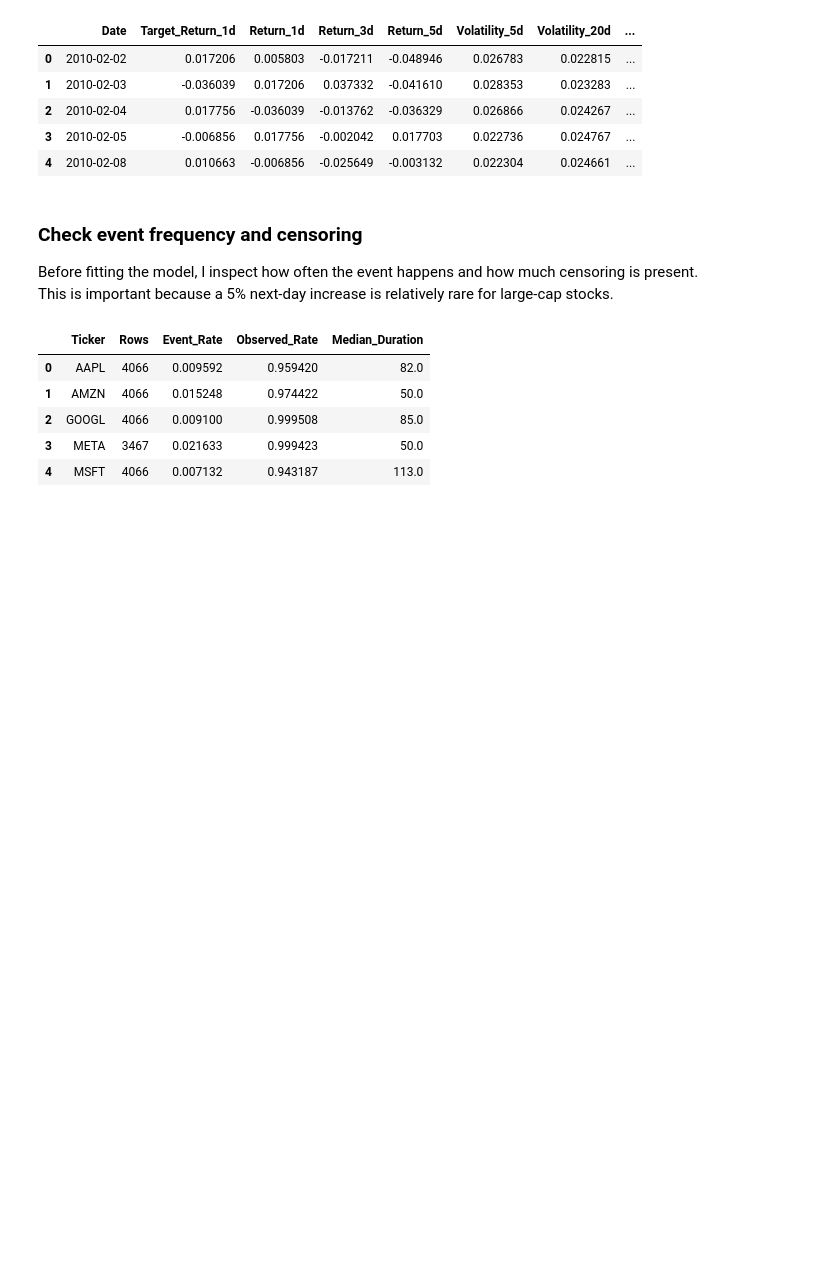
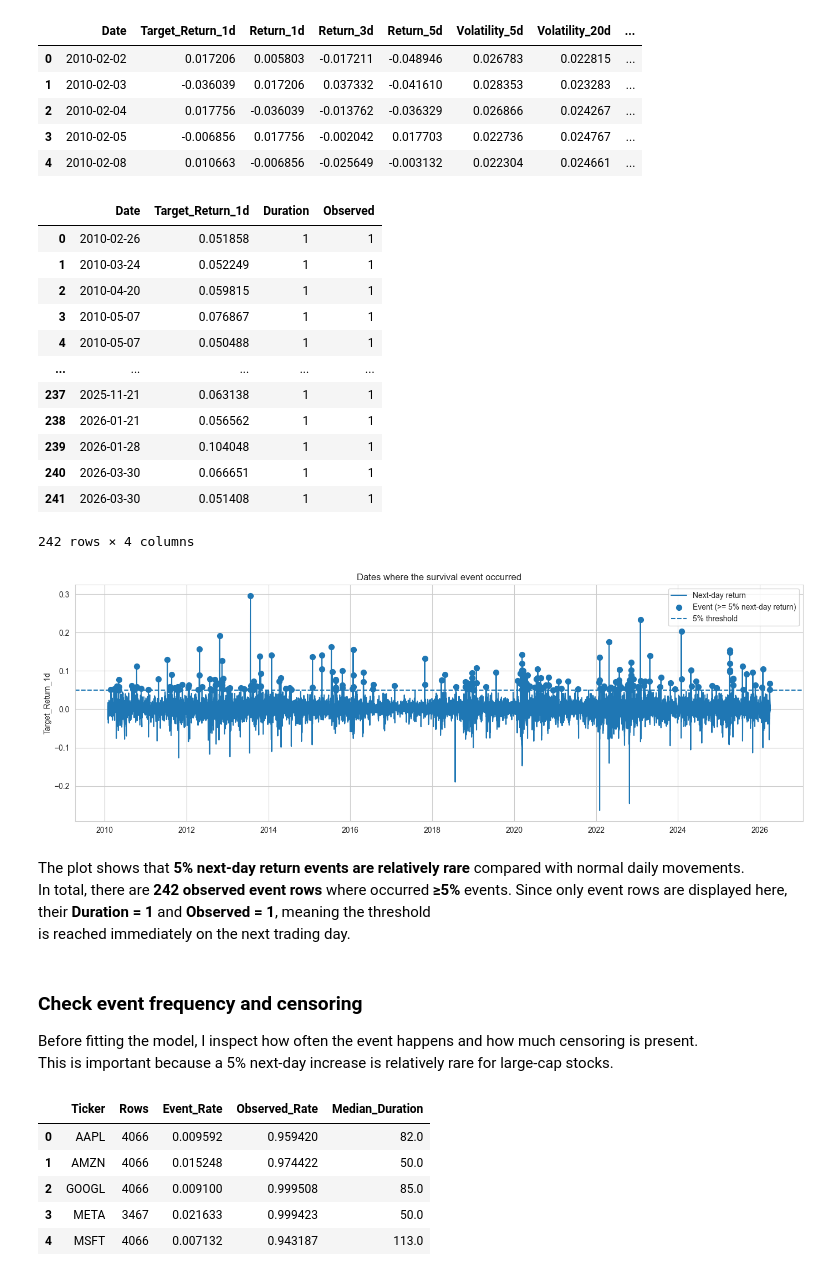
Before and after one commit to everyonehatesLin3lis/ts_project, a Jupyter notebook: 02_magic/03_models/03_survival.ipynb, the cells around one changed output. Drawn from its saved outputs; the diff is of its cells as text; code cells hidden in the pictures; blank space fills up the shorter version.

```diff
--- a/02_magic/03_models/03_survival.ipynb
+++ b/02_magic/03_models/03_survival.ipynb
@@ -156,6 +165,55 @@ full_surv.head()
 | 2 | 2010-02-04 | 0.017756 | -0.036039 | -0.013762 | -0.036329 | 0.026866 | 0.024267 | ... |
 | 3 | 2010-02-05 | -0.006856 | 0.017756 | -0.002042 | 0.017703 | 0.022736 | 0.024767 | ... |
 | 4 | 2010-02-08 | 0.010663 | -0.006856 | -0.025649 | -0.003132 | 0.022304 | 0.024661 | ... |
+# %%
+event_df = full_surv.copy()
+
+event_df["Date"] = pd.to_datetime(event_df["Date"])
+
+events_only = event_df[event_df["Event_Next_5pct"] == 1].copy()
+
+display(
+    events_only[["Date", "Target_Return_1d", "Duration", "Observed"]]
+    .sort_values("Date")
+    .reset_index(drop=True)
+)
+
+plt.figure(figsize=(14, 5))
+plt.plot(event_df["Date"], event_df["Target_Return_1d"], label="Next-day return")
+plt.scatter(
+    events_only["Date"],
+    events_only["Target_Return_1d"],
+    s=50,
+    label="Event (>= 5% next-day return)"
+)
+
+plt.axhline(0.05, linestyle="--", label="5% threshold")
+plt.title("Dates where the survival event occurred")
+plt.xlabel("")
+plt.ylabel("Target_Return_1d")
+plt.legend()
+plt.tight_layout()
+plt.show()
+# %% [output]
+|  | Date | Target_Return_1d | Duration | Observed |
+| 0 | 2010-02-26 | 0.051858 | 1 | 1 |
+| 1 | 2010-03-24 | 0.052249 | 1 | 1 |
+| 2 | 2010-04-20 | 0.059815 | 1 | 1 |
+| 3 | 2010-05-07 | 0.076867 | 1 | 1 |
+| 4 | 2010-05-07 | 0.050488 | 1 | 1 |
+| ... | ... | ... | ... | ... |
+| 237 | 2025-11-21 | 0.063138 | 1 | 1 |
+| 238 | 2026-01-21 | 0.056562 | 1 | 1 |
+| 239 | 2026-01-28 | 0.104048 | 1 | 1 |
+| 240 | 2026-03-30 | 0.066651 | 1 | 1 |
+| 241 | 2026-03-30 | 0.051408 | 1 | 1 |
+242 rows × 4 columns
+[figure, added]
+# %% [markdown]
+The plot shows that **5% next-day return events are relatively rare** compared with normal daily movements.
+In total, there are **242 observed event rows** where occurred **≥5%** events.
+Since only event rows are displayed here, their **Duration = 1** and **Observed = 1**, meaning the threshold\
+is reached immediately on the next trading day.
 # %% [markdown]
 ### Check event frequency and censoring
 
```
Also changed, not shown: parts of 21 cells of this notebook.
